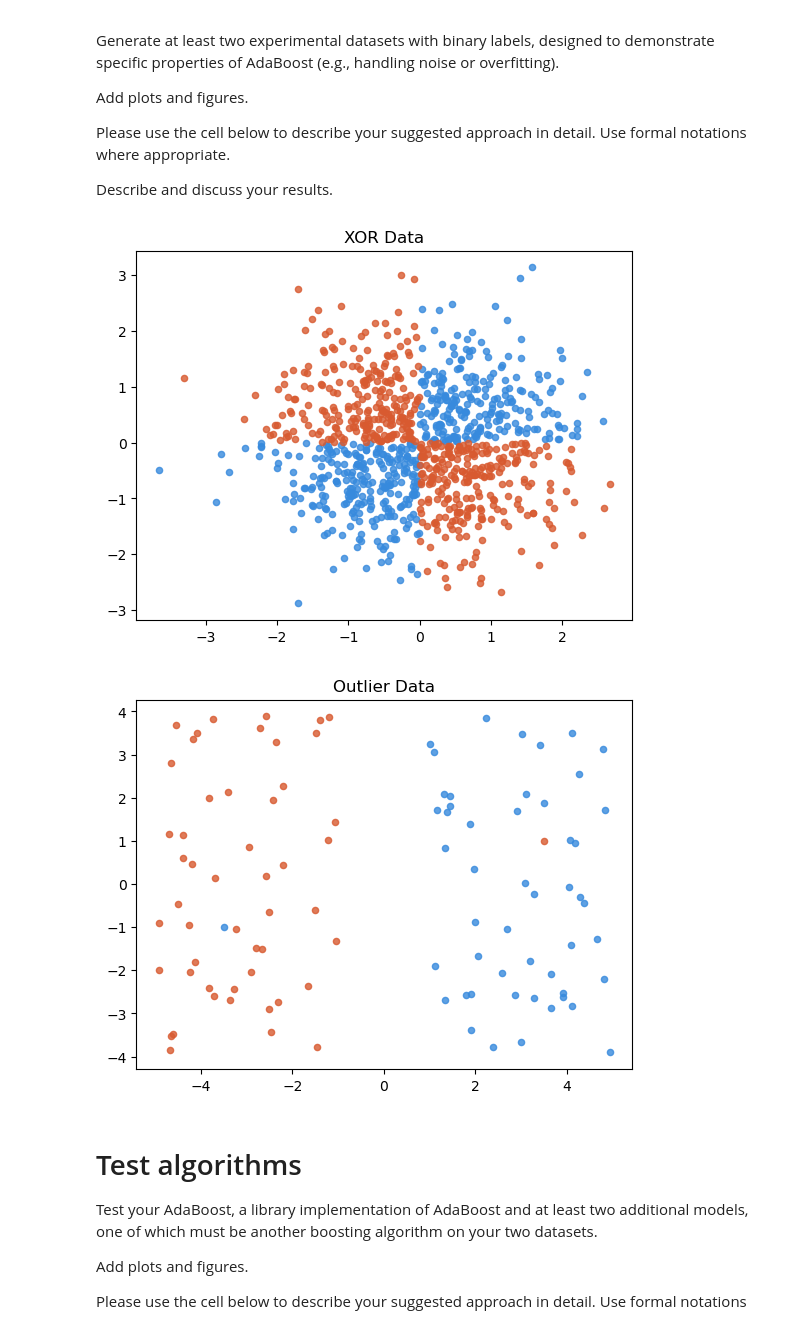
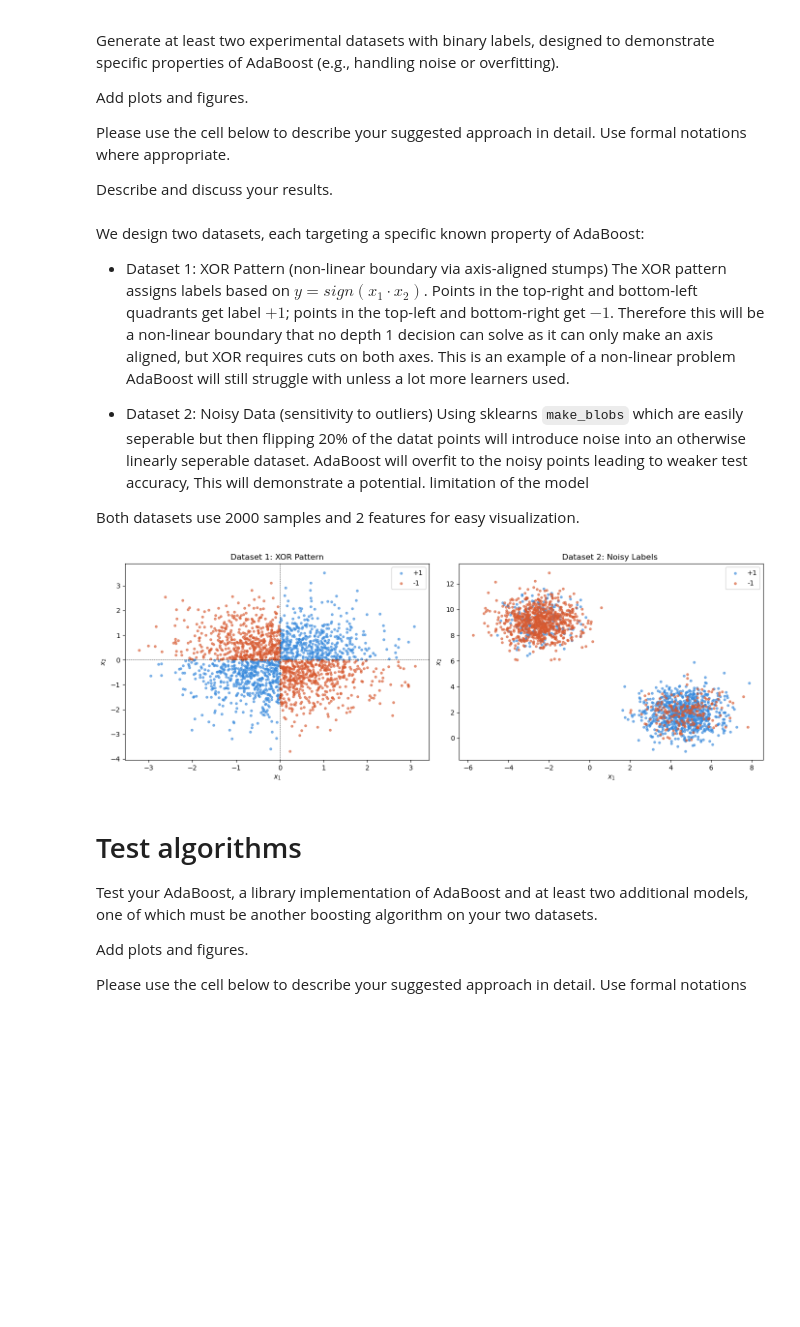
Before and after one commit to davidavivb/AdvancedML_Hw2, a Jupyter notebook: HW2_Boosting.ipynb, the cells around one changed output. Cells and saved outputs as stored; diff of their text form; code cells hidden in the pictures; blank space fills up the shorter version.

```diff
--- a/HW2_Boosting.ipynb
+++ b/HW2_Boosting.ipynb
@@ -313,4 +332,16 @@ Add plots and figures.
 Please use the cell below to describe your suggested approach in detail. Use formal notations where appropriate.
 
 Describe and discuss your results.
+# %% [markdown]
+
+
+We design two datasets, each targeting a specific known property of AdaBoost:
+
+- Dataset 1: XOR Pattern (non-linear boundary via axis-aligned stumps)
+The XOR pattern assigns labels based on $y = {sign}(x_1 \cdot x_2)$. Points in the top-right and bottom-left quadrants get label $+1$; points in the top-left and bottom-right get $-1$. Therefore this will be a non-linear boundary that no depth 1 decision can solve as it can only make an axis aligned, but XOR requires cuts on both axes. This is an example of a non-linear problem AdaBoost will still struggle with unless a lot more learners used.
+
+- Dataset 2: Noisy Data (sensitivity to outliers)
+Using sklearns `make_blobs` which are easily seperable but then flipping 20% of the datat points will introduce noise into an otherwise linearly seperable dataset. AdaBoost will overfit to the noisy points leading to weaker test accuracy, This will demonstrate a potential. limitation of the model
+
+Both datasets use 2000 samples and 2 features for easy visualization.
 # %%
@@ -342,17 +381,31 @@ out_y = np.concatenate([labels_neg, labels_pos, label_outlier_neg, label_outlier
 # %%
 # Visualize data
-plt.title('XOR Data')
-plt.scatter(xor_X[xor_y == 1, 0], xor_X[xor_y == 1, 1], c='#378ADD', s=20, label='class +1', alpha=0.8)
-plt.scatter(xor_X[xor_y == -1, 0], xor_X[xor_y == -1, 1], c='#D85A30', s=20, label='class -1', alpha=0.8)
+fig, axes = plt.subplots(1, 2, figsize=(14, 5))
+
+# XOR
+ax = axes[0]
+ax.scatter(X_xor[y_xor == 1, 0], X_xor[y_xor == 1, 1], c='#378ADD', s=10, alpha=0.6, label='+1')
+ax.scatter(X_xor[y_xor == -1, 0], X_xor[y_xor == -1, 1], c='#D85A30', s=10, alpha=0.6, label='-1')
+ax.axhline(0, color='k', linewidth=0.5, linestyle='--')
+ax.axvline(0, color='k', linewidth=0.5, linestyle='--')
+ax.set_title('Dataset 1: XOR Pattern')
+ax.set_xlabel('$x_1$')
+ax.set_ylabel('$x_2$')
+ax.legend()
+
+# Noisy
+ax = axes[1]
+ax.scatter(X_noisy[y_noisy == 1, 0], X_noisy[y_noisy == 1, 1], c='#378ADD', s=10, alpha=0.6, label='+1')
+ax.scatter(X_noisy[y_noisy == -1, 0], X_noisy[y_noisy == -1, 1], c='#D85A30', s=10, alpha=0.6, label='-1')
+ax.set_title('Dataset 2: Noisy Labels ')
+ax.set_xlabel('$x_1$')
+ax.set_ylabel('$x_2$')
+ax.legend()
+
+plt.tight_layout()
 plt.show()
-
-plt.title('Outlier Data')
-plt.scatter(out_X[out_y == 1, 0], out_X[out_y == 1, 1], c='#378ADD', s=20, label='class +1', alpha=0.8)
-plt.scatter(out_X[out_y == -1, 0], out_X[out_y == -1, 1], c='#D85A30', s=20, label='class -1', alpha=0.8)
-plt.show()
 # %% [output]
-[figure, old version]
+[figure, new version]
-[figure, removed]
 # %% [markdown]
 # Test algorithms
 Test your AdaBoost, a library implementation of AdaBoost and at least two additional models, one of which must be another boosting algorithm on your two datasets.
```
Also changed, not shown: parts of 11 cells of this notebook.
